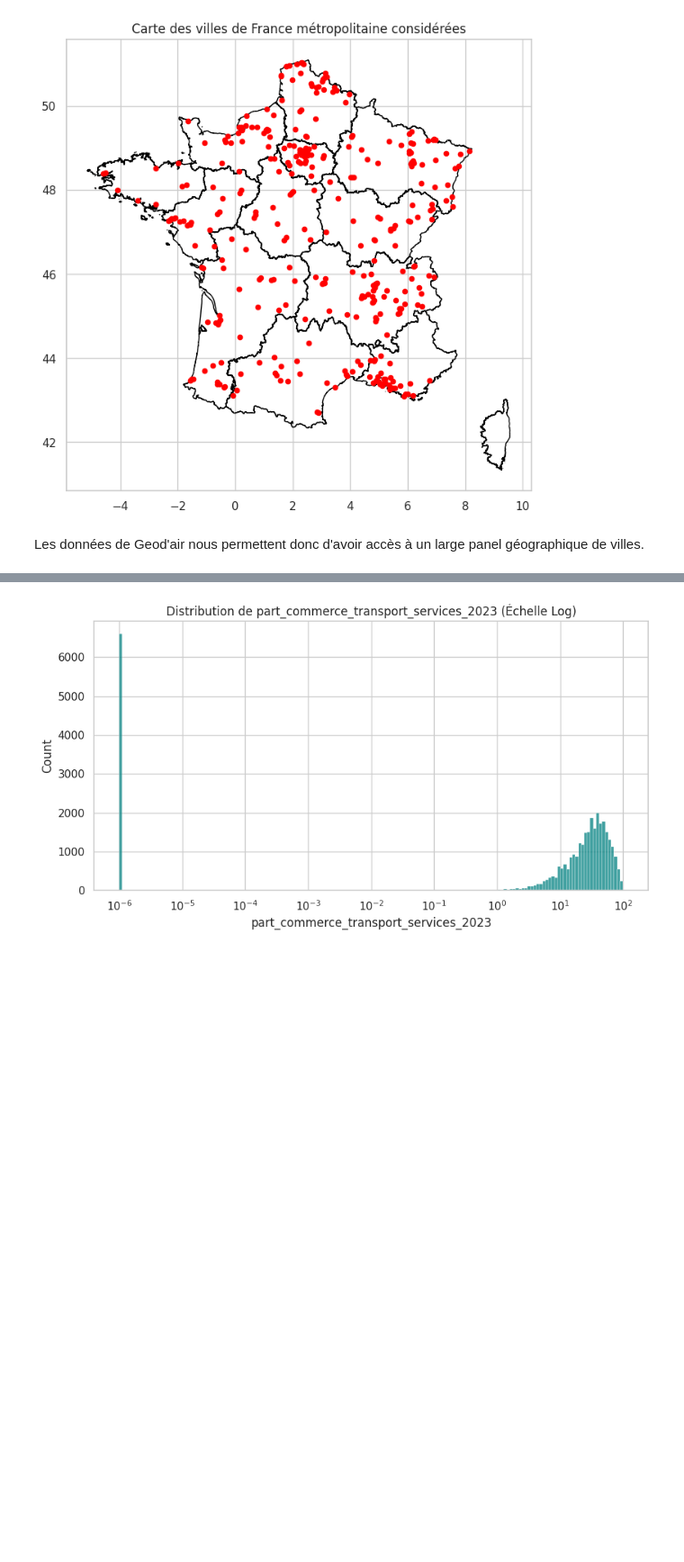
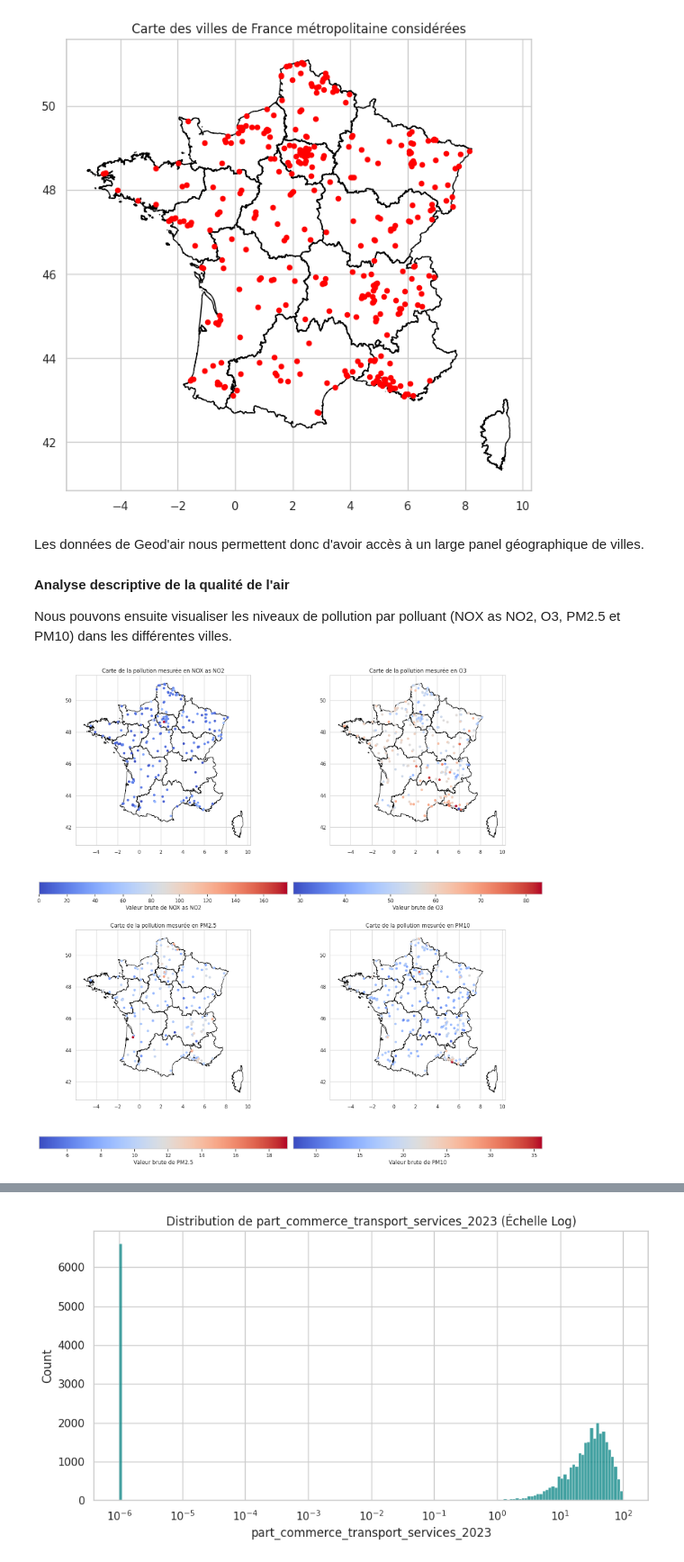
Before and after one commit to TheoSan75/Projet_Python_ENSAE_2A, a Jupyter notebook: main_clean.ipynb, the cells around one changed output, grey strips where cells are left out. Shown at 90% size. Drawn from its saved outputs; the diff is of its cells as text; code cells hidden in the pictures; blank space fills up the shorter version.

Commit message:
Notebook final: analyse geodair + modif structure

```diff
--- a/main_clean.ipynb
+++ b/main_clean.ipynb
@@ -242,3 +244,11 @@ plt.show()
 [figure]
 # %% [markdown]
 Les données de Geod'air nous permettent donc d'avoir accès à un large panel géographique de villes.
+
+#### Analyse descriptive de la qualité de l'air
+
+Nous pouvons ensuite visualiser les niveaux de pollution par polluant (NOX as NO2, O3, PM2.5 et PM10) dans les différentes villes.
+# %%
+pol_visualization.visualization(geodair)
+# %% [output]
+[figure, added]
```
Also changed, not shown: parts of 11 cells of this notebook, 2 other files.
